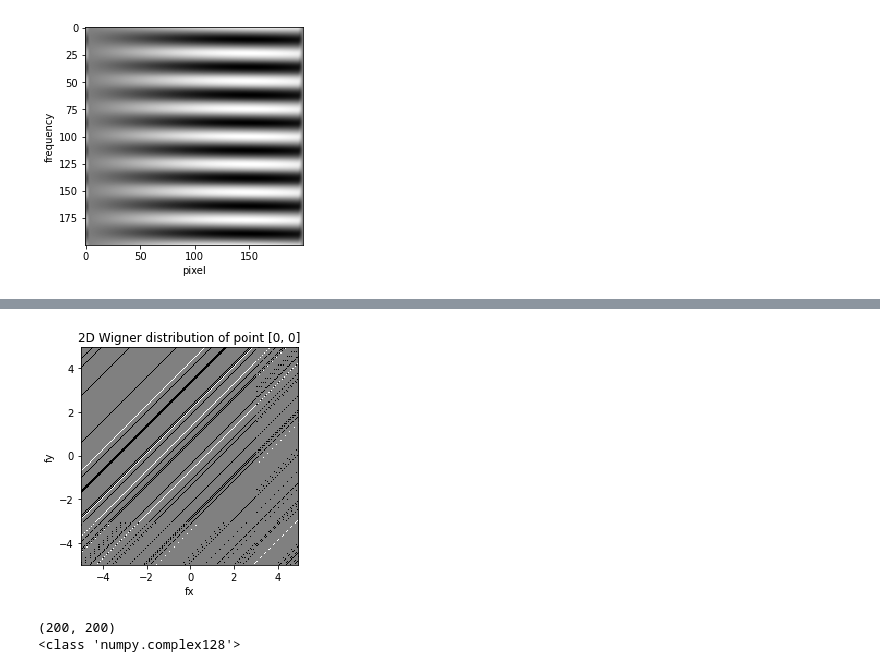
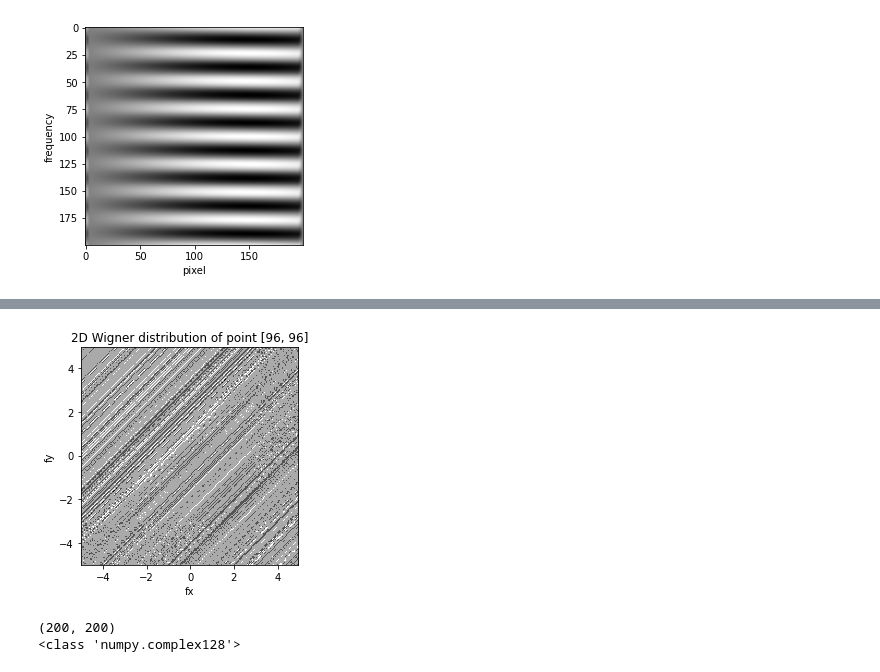
Before and after one commit to fernandolucasaa/computerGeneratedHolography, a Jupyter notebook: tests_wigner_distribution/jupyterComputeWignerDistribution.ipynb, the cells around one changed output, grey strips where cells are left out. Drawn from its saved outputs; the diff is of its cells as text; code cells hidden in the pictures.

Commit message:
2d wigner distribution

```diff
--- a/tests_wigner_distribution/jupyterComputeWignerDistribution.ipynb
+++ b/tests_wigner_distribution/jupyterComputeWignerDistribution.ipynb
@@ -110,7 +110,7 @@ os.getcwd()
 # %%
 # Folder's path
-#path = 'C:\\Users\\flucasamar\\Desktop\\Github\\computerGeneratedHolography'
-path = 'C:\\Users\\ferna\\Desktop\\computerGeneratedHolography'
+path = 'C:\\Users\\flucasamar\\Desktop\\Github\\computerGeneratedHolography'
+#path = 'C:\\Users\\ferna\\Desktop\\computerGeneratedHolography'
 
 # Load hologram dataset
 file_path = path + '\\output\\dataset\\'
@@ -468,0 +495,12 @@ plt.show()
+# %%
+# Folder's path
+path = 'C:\\Users\\flucasamar\\Desktop\\Github\\computerGeneratedHolography'
+
+# Load hologram dataset
+file_path = path + '\\output\\dataset\\'
+file_name = 'hDataset.mat'
+key = 'hDataset'
+
+# Load dictionary
+dat = loadMatFile(file_path, file_name, key)
+print(dat.shape)
@@ -468,0 +509,5 @@ plt.show()
+# %%
+# Load and plot an example
+hol = dat[:,:,0]
+plt.imshow(np.real(hol), cmap = 'gray')
+plt.show()
@@ -568,18 +620,20 @@ def wigner_distribution_2d_point(image, seq_length, x, y, fx, fy):
 # Window's length
 seq_length = 9
 
-# Frequency in the x-axis
+# u, v : spatial frequencies
+# Frequency range in the x axis
 fx = np.arange(-5, 5, 0.05)
 
-# Frequency in the y-axis
+# Frequency range in the y axis
 fy = np.arange(-5, 5, 0.05)
 
-# Position in the image (spatial coordinates)
-x = 0
-y = 0
+# x, y : spatial coordinates
+# Position in the image
+x = 96
+y = 96
 
 # Calculate 2D pseudo-wigner distribution
-wigner_2d = wigner_distribution_2d_point(img, seq_length, x, y, fx, fy)
+wigner_2d = wigner_distribution_2d_point(hol, seq_length, x, y, fx, fy)
 print('Wigner distribution 2D:' + str(wigner_2d.shape))
 # %% [output]
 Calculating...
@@ -589,16 +643,21 @@ Wall time: 25 s
 # %%
 # Scales according to spatial frequencies
 lim_inf = fx[0]
 lim_sup = fx[len(fx) - 1]
+
+# Save the figure
+file_path = path + '\\output\\wigner_distribution\\'
+file_name = 'wd_2d_(' + str(x) + ',' + str(y) + ').png'
 
 # Display result
 plt.imshow(np.abs(wigner_2d), cmap = 'gray', extent = [lim_inf, lim_sup, lim_inf, lim_sup])
 plt.title('2D Wigner distribution of point [%d, %d]' %(x, y))
 plt.xlabel('fx')
 plt.ylabel('fy')
+plt.savefig(file_path + file_name)
 plt.show()
 # %% [output]
-[figure, old version]
+[figure, new version]
 # %%
 print(wd_2d.shape)
 print(type(wd_2d[0,0]))
```
Also changed, not shown: parts of 12 cells of this notebook, 3 other files.
